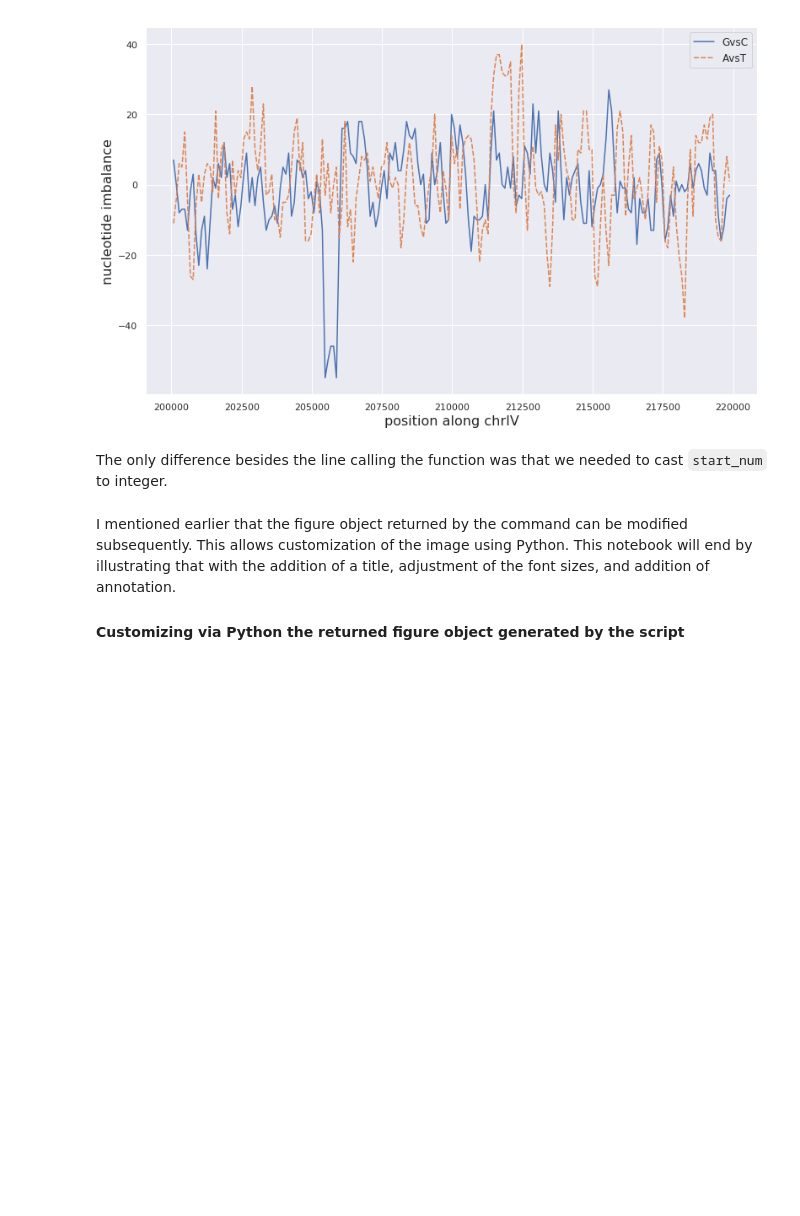
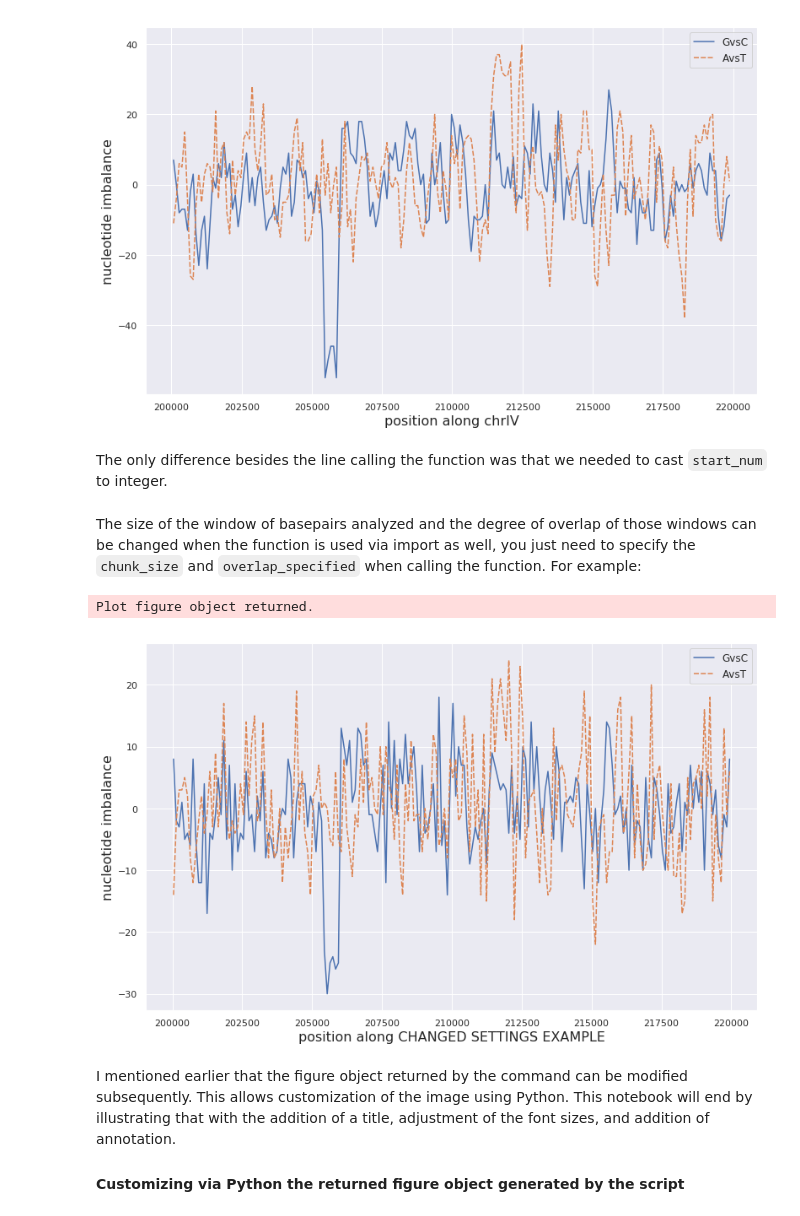
Before and after one commit to fomightez/cl_sq_demo-binder, a Jupyter notebook: notebooks/Demo of script to plot nt imbalance for sequence span.ipynb, the cells around one changed output. Drawn from its saved outputs; the diff is of its cells as text; code cells hidden in the pictures; blank space fills up the shorter version.

Commit message:
add specifying window size and overlap of adjacent windows

```diff
--- a/notebooks/Demo of script to plot nt imbalance for sequence span.ipynb
+++ b/notebooks/Demo of script to plot nt imbalance for sequence span.ipynb
@@ -229,6 +240,14 @@ Done.
 [figure]
 # %% [markdown]
 The only difference besides the line calling the function was that we needed to cast `start_num` to integer.
+# %% [markdown]
+The size of the window of basepairs analyzed and the degree of overlap of those windows can be changed when the function is used via import as well, you just need to specify the `chunk_size` and `overlap_specified` when calling the function. For example:
+# %%
+%matplotlib inline
+nucleotide_difference_imbalance_plot_stylized_like_Figure_8_of_Morrill_et_al_2016("S288C_chrIV_200000-220000_genomic.fsa", "CHANGED SETTINGS EXAMPLE", 200000, chunk_size = 80, overlap_specified=30, return_fig=True);
+# %% [output]
+Plot figure object returned.
+[figure, added]
 # %% [markdown]
 I mentioned earlier that the figure object returned by the command can be modified subsequently. This allows customization of the image using Python. This notebook will end by illustrating that with the addition of a title, adjustment of the font sizes, and addition of annotation.
 
```
Also changed, not shown: parts of 8 cells of this notebook.
